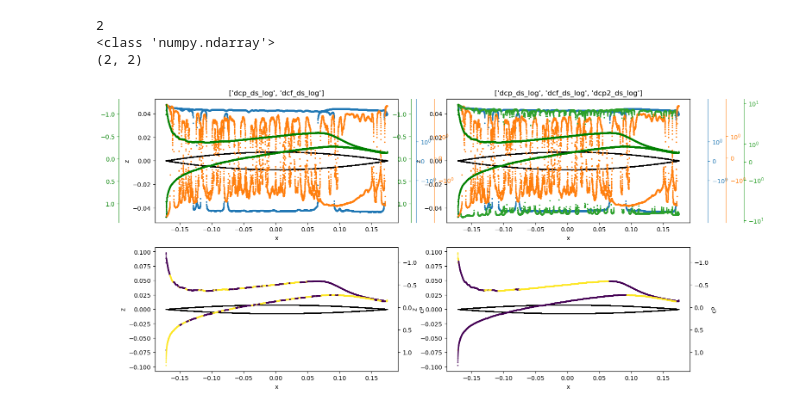
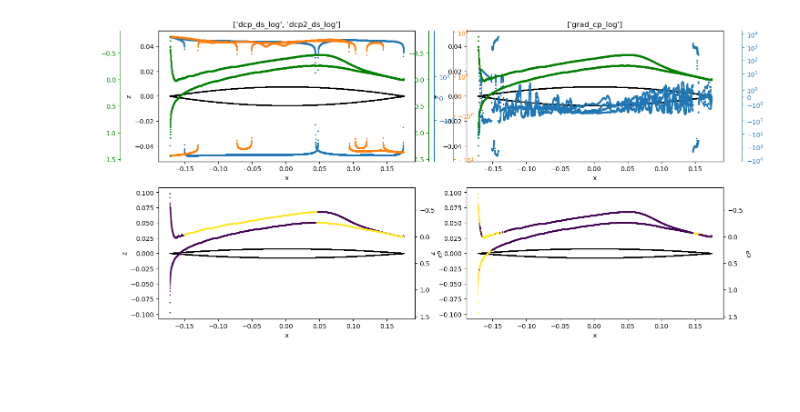
Before and after one commit to ninjaraiz/fellowship-of-the-ring, a Jupyter notebook: examples/pictures.ipynb, the cells around one changed output. Drawn from its saved outputs; the diff is of its cells as text; code cells hidden in the pictures; blank space fills up the shorter version.

```diff
--- a/examples/pictures.ipynb
+++ b/examples/pictures.ipynb
@@ -12,7 +12,7 @@ config = {
     'folder_to_save':{
         'laptop': '/home/migueljaraiz/anaconda3/repos/GMM_TIFON/',
         'cluster': '/home/m.jaraiz/Documentos/GMM/GMM_TIFON/',
-        'FotR_ex': './example_GMM/'
+        'FotR_ex': './example_GMM_surface/'
     },
     'pylom_path': {
         'laptop': '/home/migueljaraiz/anaconda3/repos/pyLowOrder',
@@ -24,11 +24,11 @@ config = {
 for key in ['root_dir', 'pylom_path']:
     config[key]['FotR_ex'] = [path for _, path in config[key].items()]
 # %%
-def plot_case_0(case, features, n_clusters, stencil, sep, save:bool = False, ax=None):
+def plot_case_0(folder, case, features, n_clusters, stencil, sep, save:bool = False, ax=None):
     scale = 7
     markersize_dcp = 2
     folder_name = '_'.join(features)
-    df = pd.read_csv(os.path.join(config['folder_to_save'][pc], f'{folder_name}/sep_{sep}/c_{n_clusters}/s_{stencil}', 'df_data_complete.csv'), delimiter=';', index_col=0)
+    df = pd.read_csv(os.path.join(folder, f'{folder_name}/sep_{sep}/c_{n_clusters}/s_{stencil}', 'df_data_complete.csv'), delimiter=';', index_col=0)
     def get_column_from_df(column, case, df):
         if isinstance(column, (list, tuple)):
             lista = []
@@ -157,48 +157,51 @@ def make_gif_from_case(case:int, features:list, n_clusters:int, sep:int):
             os.remove(temp_path)
 
 def var_to_features(vars):
-    return [f'd{var}_ds_log' for var in vars]
+    return [f'd{var}_ds_log' if not var.startswith('div') else var for var in vars]
 # %%
-vars = [['cp', 'cf'],['cp', 'cf', 'cp2']]#, 'cp2'] # , 'gradrhox_log', 'gradTx_log'
+vars = [['dcp_ds_log', 'dcp2_ds_log'],['grad_cp_log']]#, 'cp2'] # , 'gradrhox_log', 'gradTx_log'
 # features = ['drho_ds_log', 'drho2_ds_log']
 
-stencil = 70
+stencil1 = 410
+folder1 = config['folder_to_save'][pc]
+
+stencil2 = 130
+folder2 = './example_GMM_gradient'
 sep=1
 n_clusters=2
 
-case=57
+case=20 #57
 fig, axs = plt.subplots(
     2,
     len(vars),
     figsize=(8*len(vars), 8),
     squeeze=False
 )
 
-for i, var in enumerate(vars):
+for i, (var, stencil, folder) in enumerate(zip(vars, [stencil1, stencil2], [folder1, folder2])):
 
-    features = var_to_features(var)
+    # features = var_to_features(var)
+    features = var
 
     plot_case_0(
+        folder = folder,
         case=case,
         features=features,
         n_clusters=n_clusters,
         stencil=stencil,
         sep=sep,
         ax=axs[:, i],      # <-- los dos ejes de la columna
         save=False
     )
 # n_clusters=2
 # fig2 = plot_case_0(
 #     case=case, features=features,
 #     n_clusters=n_clusters,
 #     stencil=stencil, sep=sep,
 #     save=False
 #     )
 # %% [output]
-2
-<class 'numpy.ndarray'>
-(2, 2)
-[figure, old version]
+[figure, new version]
 # %%
 vars = ['cp', 'cp2', 'rho', 'rho2', 'T', 'T2'] # , 'gradrhox_log', 'gradTx_log'
 features = var_to_features(vars)
```
Also changed, not shown: 11 other files.
